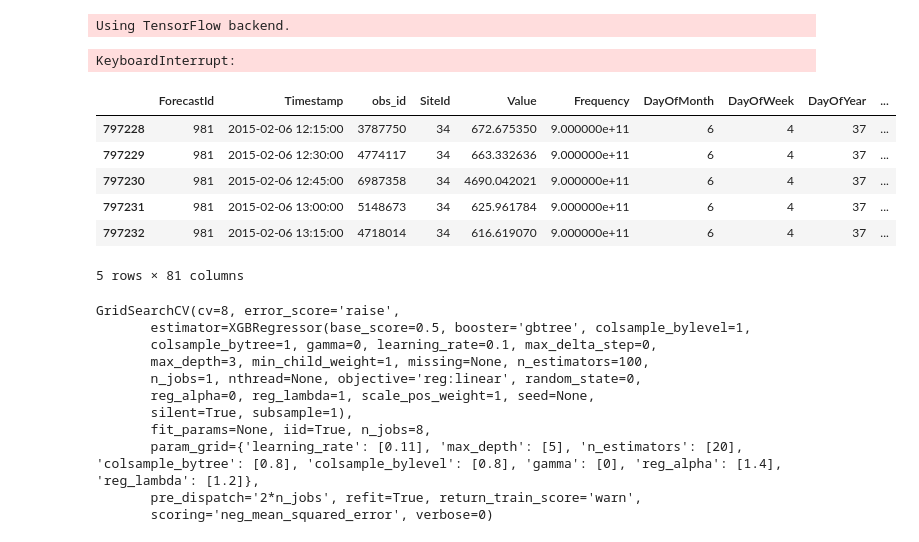
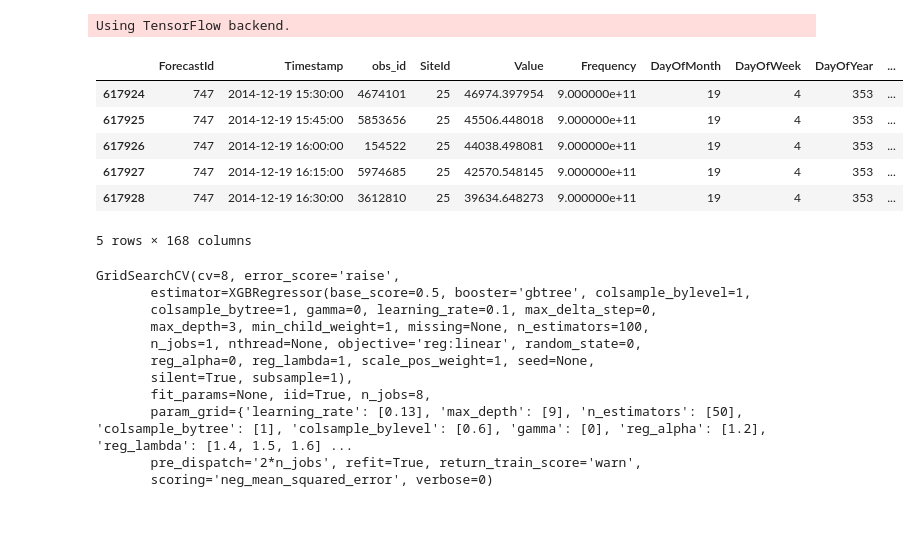
Before and after one commit to sreejithkrishnanr/powerlaws, a Jupyter notebook: notebooks/xgb_parameter_optimization.ipynb, the cells around one changed output. Drawn from its saved outputs; the diff is of its cells as text; code cells hidden in the pictures.

Commit message:
Hyper parameter optimisation post feature extraction

```diff
--- a/notebooks/xgb_parameter_optimization.ipynb
+++ b/notebooks/xgb_parameter_optimization.ipynb
@@ -11,18 +11,16 @@ from src.models.model_common import select_features
 # %% [output]
 Using TensorFlow backend.
 # %%
-train_data = pd.read_csv('../data/processed/train_900000000000.csv', parse_dates=[1])
+train_data = pd.read_hdf('../data/processed/train_900000000000.hd5', 'data', parse_dates=[1])
-# %% [output]
-KeyboardInterrupt:
 # %%
-site_data = train_data.loc[train_data['SiteId'] == 34, :]
+site_data = train_data.loc[train_data['SiteId'] == 25, :]
 site_data.head()
 # %% [output]
 |  | ForecastId | Timestamp | obs_id | SiteId | Value | Frequency | DayOfMonth | DayOfWeek | DayOfYear | ... |
-| 797228 | 981 | 2015-02-06 12:15:00 | 3787750 | 34 | 672.675350 | 9.000000e+11 | 6 | 4 | 37 | ... |
-| 797229 | 981 | 2015-02-06 12:30:00 | 4774117 | 34 | 663.332636 | 9.000000e+11 | 6 | 4 | 37 | ... |
-| 797230 | 981 | 2015-02-06 12:45:00 | 6987358 | 34 | 4690.042021 | 9.000000e+11 | 6 | 4 | 37 | ... |
-| 797231 | 981 | 2015-02-06 13:00:00 | 5148673 | 34 | 625.961784 | 9.000000e+11 | 6 | 4 | 37 | ... |
-| 797232 | 981 | 2015-02-06 13:15:00 | 4718014 | 34 | 616.619070 | 9.000000e+11 | 6 | 4 | 37 | ... |
+| 617924 | 747 | 2014-12-19 15:30:00 | 4674101 | 25 | 46974.397954 | 9.000000e+11 | 19 | 4 | 353 | ... |
+| 617925 | 747 | 2014-12-19 15:45:00 | 5853656 | 25 | 45506.448018 | 9.000000e+11 | 19 | 4 | 353 | ... |
+| 617926 | 747 | 2014-12-19 16:00:00 | 154522 | 25 | 44038.498081 | 9.000000e+11 | 19 | 4 | 353 | ... |
+| 617927 | 747 | 2014-12-19 16:15:00 | 5974685 | 25 | 42570.548145 | 9.000000e+11 | 19 | 4 | 353 | ... |
+| 617928 | 747 | 2014-12-19 16:30:00 | 3612810 | 25 | 39634.648273 | 9.000000e+11 | 19 | 4 | 353 | ... |
-5 rows × 81 columns
+5 rows × 168 columns
 # %%
@@ -35,14 +33,14 @@ regressor = XGBRegressor()
 from sklearn.model_selection import GridSearchCV
 
 gs = GridSearchCV(regressor, {
-    'learning_rate': [0.11],
-    'max_depth': [5],
-    'n_estimators': [20],
-    'colsample_bytree': [0.8],
-    'colsample_bylevel': [0.8],
+    'learning_rate': [0.13],
+    'max_depth': [9],
+    'n_estimators': [50],
+    'colsample_bytree': [1],
+    'colsample_bylevel': [0.6],
     'gamma': [0],
-    'reg_alpha': [1.4],
-    'reg_lambda': [1.2]
+    'reg_alpha': [1.2],
+    'reg_lambda': [1.4, 1.5, 1.6]
 }, n_jobs=8, cv=8, scoring='neg_mean_squared_error')
 
 gs.fit(x, y)
@@ -55,7 +53,7 @@ GridSearchCV(cv=8, error_score='raise',
        reg_alpha=0, reg_lambda=1, scale_pos_weight=1, seed=None,
        silent=True, subsample=1),
        fit_params=None, iid=True, n_jobs=8,
-       param_grid={'learning_rate': [0.11], 'max_depth': [5], 'n_estimators': [20], 'colsample_bytree': [0.8], 'colsample_bylevel': [0.8], 'gamma': [0], 'reg_alpha': [1.4], 'reg_lambda': [1.2]},
+       param_grid={'learning_rate': [0.13], 'max_depth': [9], 'n_estimators': [50], 'colsample_bytree': [1], 'colsample_bylevel': [0.6], 'gamma': [0], 'reg_alpha': [1.2], 'reg_lambda': [1.4, 1.5, 1.6] ...
        pre_dispatch='2*n_jobs', refit=True, return_train_score='warn',
        scoring='neg_mean_squared_error', verbose=0)
 # %%
```
Also changed, not shown: parts of 3 cells of this notebook, 3 other files.
